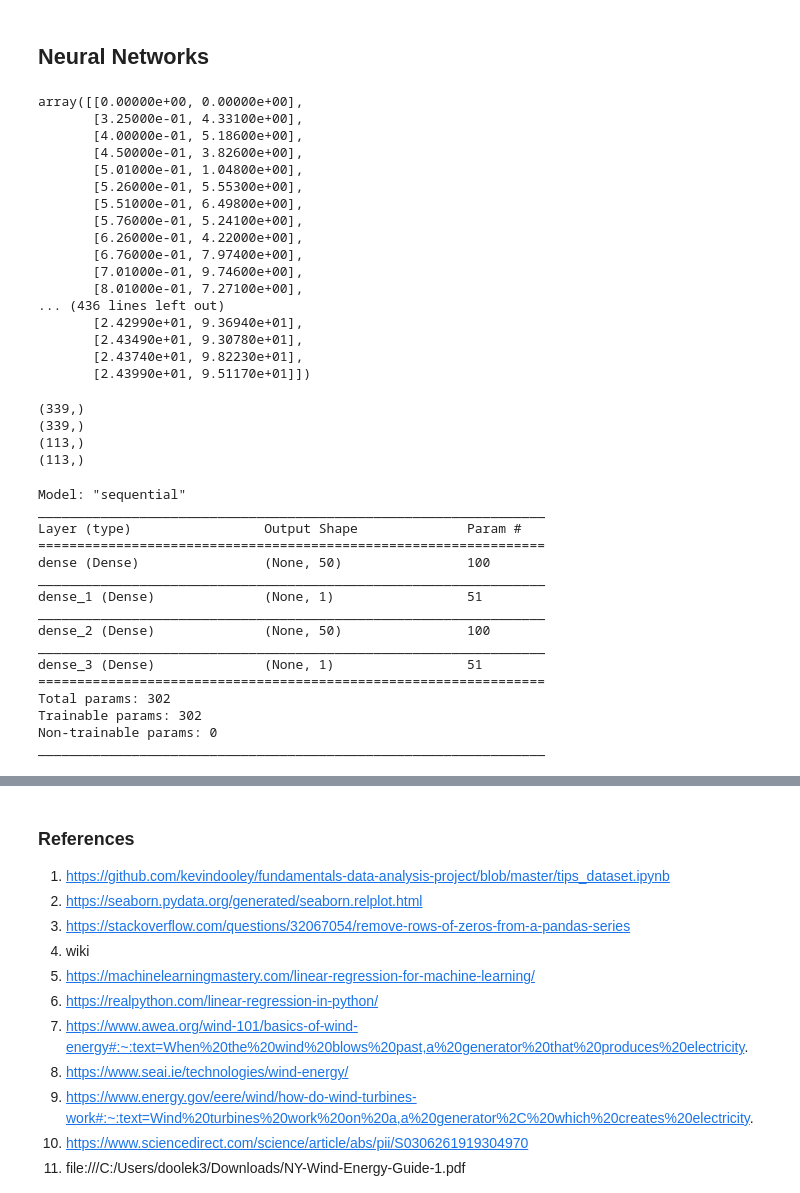
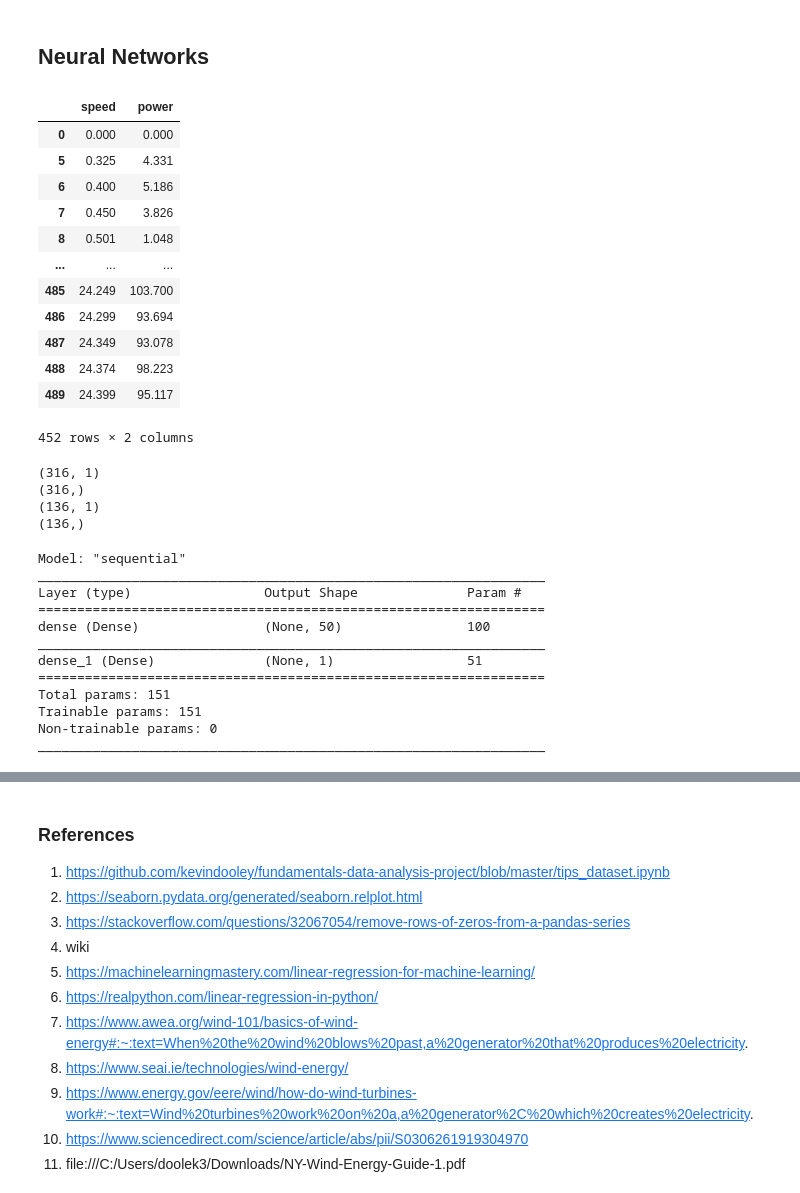
Before and after one commit to kevindooley/MLS-project-2020, a Jupyter notebook: Project 2020.ipynb, the cells around one changed output, grey strips where cells are left out. Cells and saved outputs as stored; diff of their text form; code cells hidden in the pictures.

```diff
--- a/Project 2020.ipynb
+++ b/Project 2020.ipynb
@@ -302,26 +302,22 @@ The table also shows negative predicted powers when the wind speed is very incor
 # %% [markdown]
 ## Neural Networks
 # %%
-ds1 = ds.values #values of clean dataset
+ds1 = ds #values of clean dataset
 ds1
 # %% [output]
+|  | speed | power |
+| 0 | 0.000 | 0.000 |
+| 5 | 0.325 | 4.331 |
+| 6 | 0.400 | 5.186 |
+| 7 | 0.450 | 3.826 |
+| 8 | 0.501 | 1.048 |
+| ... | ... | ... |
+| 485 | 24.249 | 103.700 |
+| 486 | 24.299 | 93.694 |
+| 487 | 24.349 | 93.078 |
+| 488 | 24.374 | 98.223 |
+| 489 | 24.399 | 95.117 |
-array([[0.00000e+00, 0.00000e+00],
-       [3.25000e-01, 4.33100e+00],
-       [4.00000e-01, 5.18600e+00],
-       [4.50000e-01, 3.82600e+00],
-       [5.01000e-01, 1.04800e+00],
-       [5.26000e-01, 5.55300e+00],
-       [5.51000e-01, 6.49800e+00],
-       [5.76000e-01, 5.24100e+00],
-       [6.26000e-01, 4.22000e+00],
-       [6.76000e-01, 7.97400e+00],
-       [7.01000e-01, 9.74600e+00],
-       [8.01000e-01, 7.27100e+00],
-... (436 lines left out)
-       [2.42990e+01, 9.36940e+01],
-       [2.43490e+01, 9.30780e+01],
-       [2.43740e+01, 9.82230e+01],
-       [2.43990e+01, 9.51170e+01]])
+452 rows × 2 columns
 # %%
 #https://stackoverflow.com/questions/57872755/what-is-1-in-python
 # how to assign variables to each column
@@ -337,24 +342,24 @@ y = ds1[:,-1]
 
 # split dataset into train & test
 # test sample size 0.25 for now. might adjust at later stage
-x_train, x_test, y_train, y_test = train_test_split(x, y, test_size = 0.25)
+X_train, X_test, y_train, y_test = train_test_split(X, y, test_size = 0.3)
 
 # show train and test sample sizes
-print(x_train.shape)
+print(X_train.shape)
 print(y_train.shape)
-print(x_test.shape)
+print(X_test.shape)
 print(y_test.shape)
 # %% [output]
-(339,)
-(339,)
-(113,)
-(113,)
+(316, 1)
+(316,)
+(136, 1)
+(136,)
 # %%
 # A sequential model
 model = kr.models.Sequential()
 # %%
 # link to lecture notes
-model.add(kr.layers.Dense(50, input_shape=(1,), activation='sigmoid', kernel_initializer="glorot_uniform", bias_initializer="glorot_uniform"))
+model.add(kr.layers.Dense(50, input_shape=(1,), activation='sigmoid', kernel_initializer="glorot_uniform", bias_initializer="zeros"))
 model.add(kr.layers.Dense(1, activation='linear', kernel_initializer="glorot_uniform", bias_initializer="glorot_uniform"))
 model.compile('adam', loss='mean_squared_error')
 model.summary()
@@ -366,13 +371,9 @@ Layer (type)                 Output Shape              Param #
 dense (Dense)                (None, 50)                100
 _________________________________________________________________
 dense_1 (Dense)              (None, 1)                 51
-_________________________________________________________________
-dense_2 (Dense)              (None, 50)                100
-_________________________________________________________________
-dense_3 (Dense)              (None, 1)                 51
 =================================================================
-Total params: 302
-Trainable params: 302
+Total params: 151
+Trainable params: 151
 Non-trainable params: 0
 _________________________________________________________________
 # %%
```
Also changed, not shown: parts of 13 cells of this notebook.
